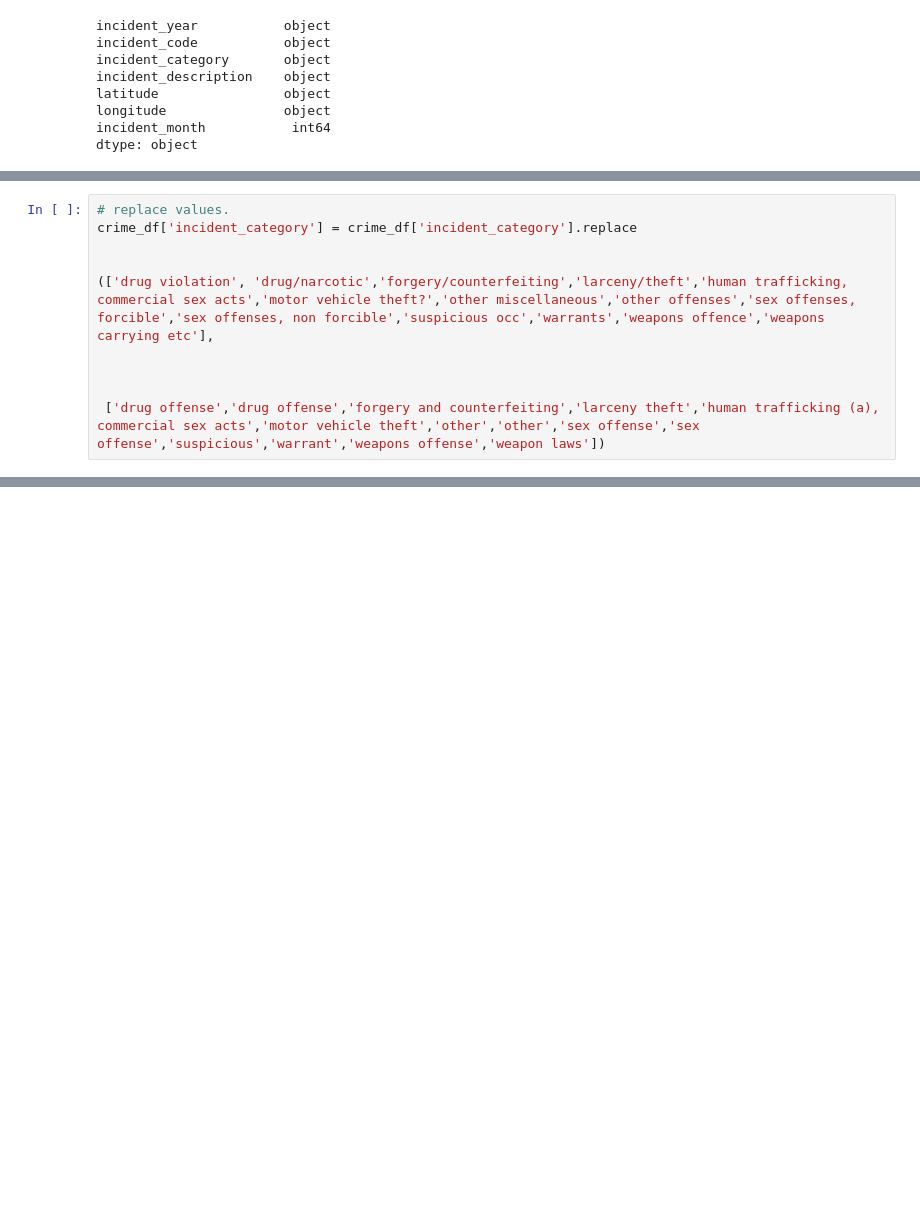
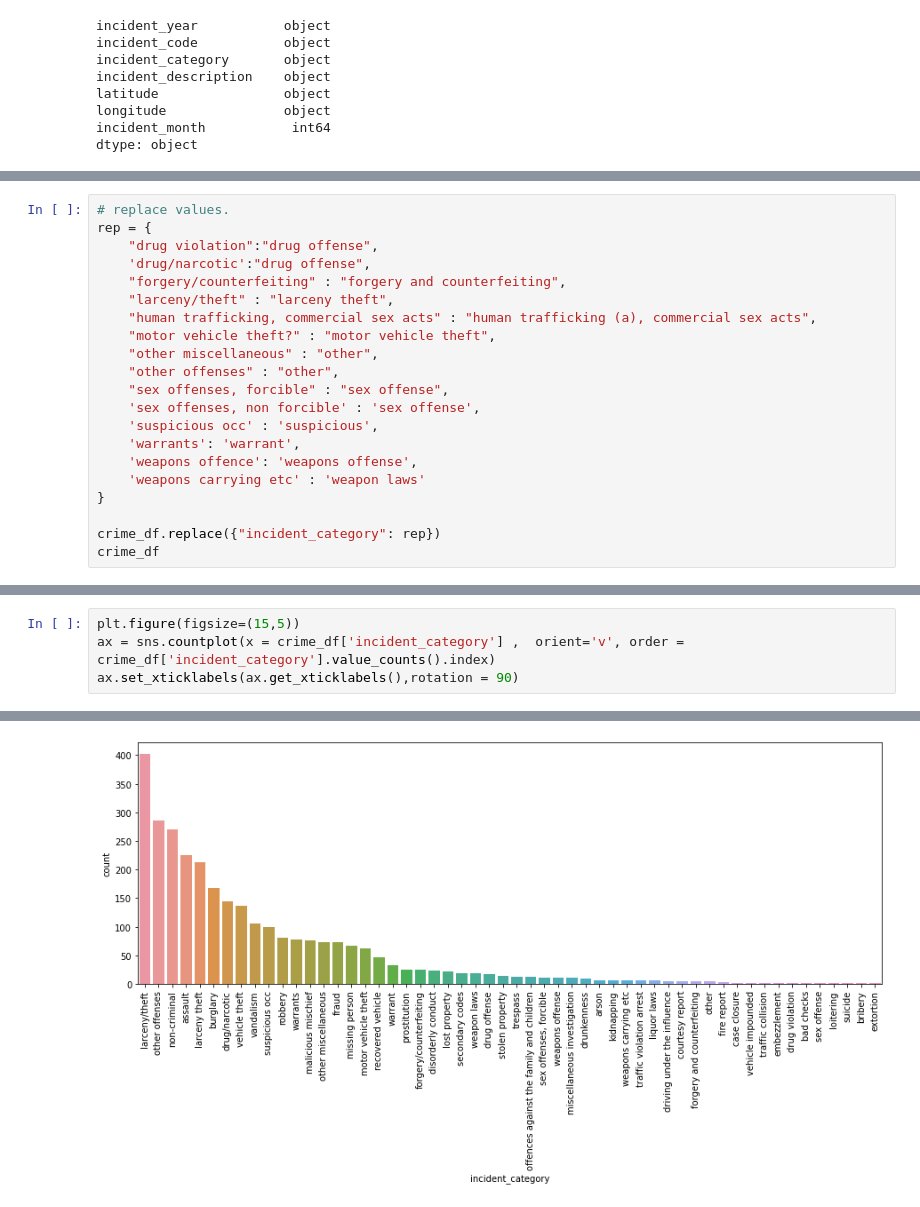
Before and after one commit to wvtt/project_1, a Jupyter notebook: Rashed/project_1.ipynb, the cells around one changed output, grey strips where cells are left out. Saved outputs shown, nothing was run; the diff lists cells and outputs as text; blank space fills up the shorter version.

Commit message:
Updated file / Jan 23
replace values (incident_category)
Heat-map Added
Bar plot Added

```diff
--- a/Rashed/project_1.ipynb
+++ b/Rashed/project_1.ipynb
@@ -155,10 +214,21 @@ array(['missing person', 'fraud', 'traffic violation arrest',
 # %%
 # replace values.
-crime_df['incident_category'] = crime_df['incident_category'].replace
+rep = {
+    "drug violation":"drug offense",
+    'drug/narcotic':"drug offense",
+    "forgery/counterfeiting" : "forgery and counterfeiting",
+    "larceny/theft" : "larceny theft",
+    "human trafficking, commercial sex acts" : "human trafficking (a), commercial sex acts",
+    "motor vehicle theft?" : "motor vehicle theft",
+    "other miscellaneous" : "other",
+    "other offenses" : "other",
+    "sex offenses, forcible" : "sex offense",
+    'sex offenses, non forcible' : 'sex offense',
+    'suspicious occ' : 'suspicious',
+    'warrants': 'warrant',
+    'weapons offence': 'weapons offense',
+    'weapons carrying etc' : 'weapon laws'
+}
 
-
-(['drug violation', 'drug/narcotic','forgery/counterfeiting','larceny/theft','human trafficking, commercial sex acts','motor vehicle theft?','other miscellaneous','other offenses','sex offenses, forcible','sex offenses, non forcible','suspicious occ','warrants','weapons offence','weapons carrying etc'],
-
-
-
- ['drug offense','drug offense','forgery and counterfeiting','larceny theft','human trafficking (a), commercial sex acts','motor vehicle theft','other','other','sex offense','sex offense','suspicious','warrant','weapons offense','weapon laws'])
+crime_df.replace({"incident_category": rep})
+crime_df
@@ -181,0 +259,5 @@ crime_df
+# %%
+plt.figure(figsize=(15,5))
+ax = sns.countplot(x = crime_df['incident_category'] ,  orient='v', order = crime_df['incident_category'].value_counts().index)
+ax.set_xticklabels(ax.get_xticklabels(),rotation = 90)
+# %% [output]
@@ -181,0 +281 @@ crime_df
+[figure, added]
```
Also changed, not shown: parts of 16 cells of this notebook.
